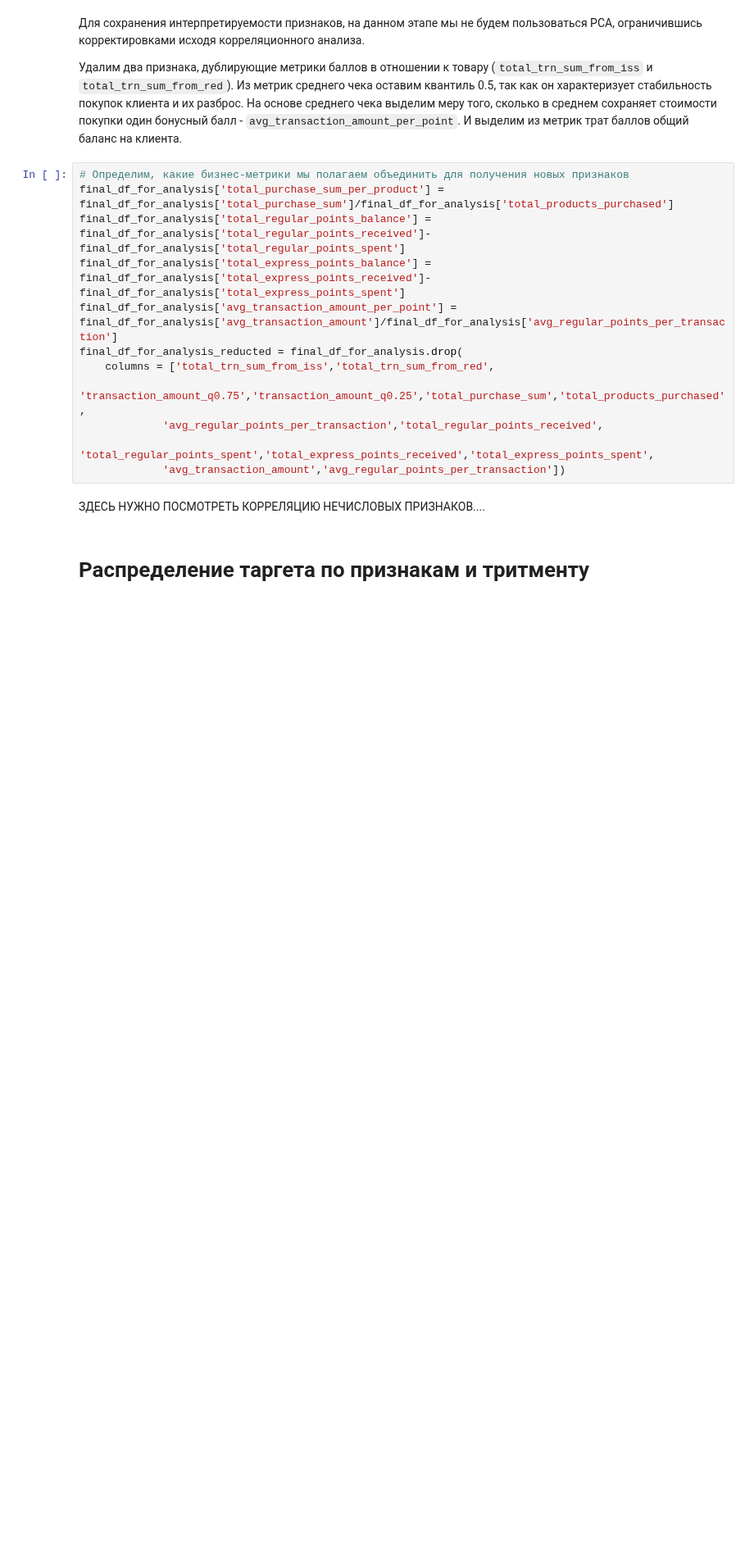
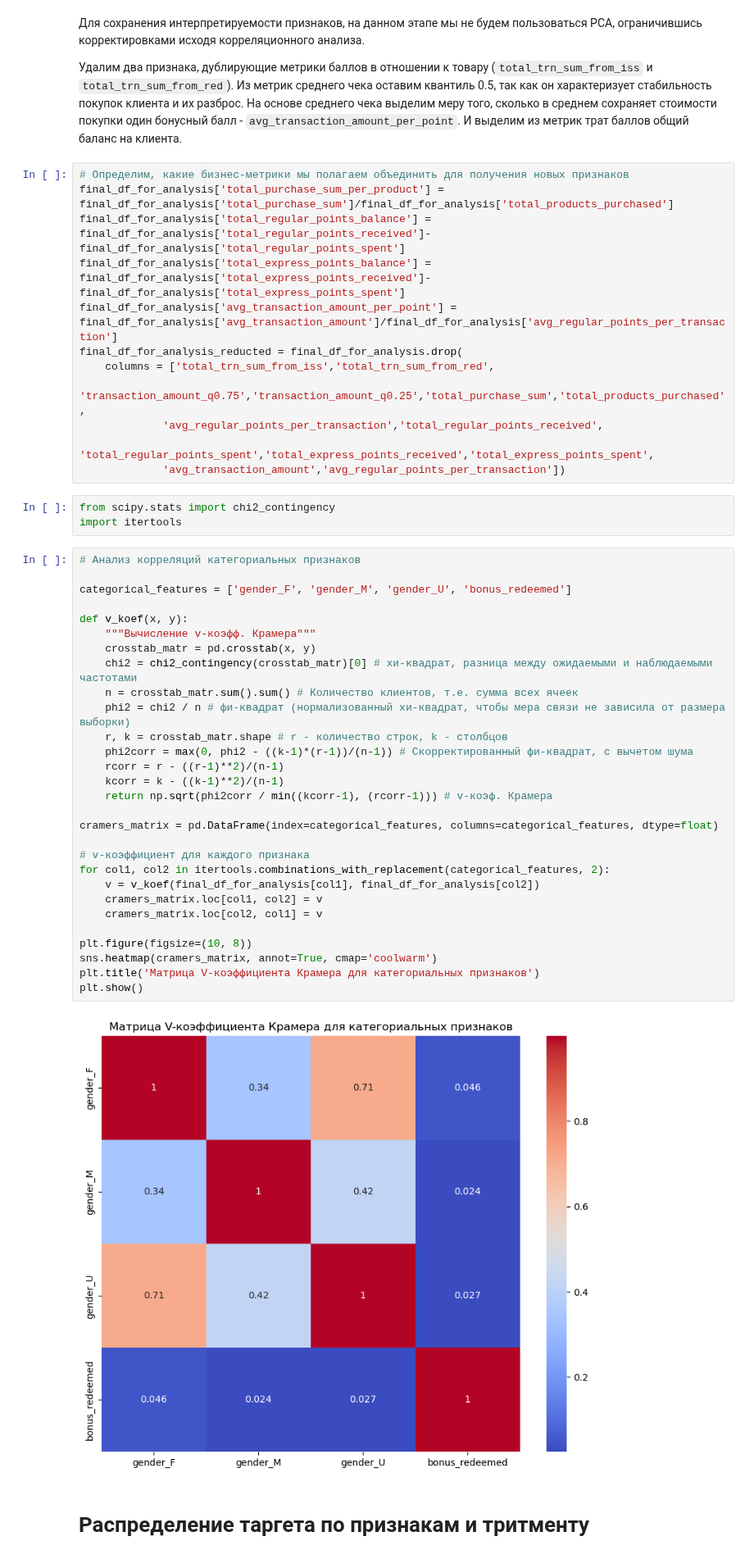
Before and after one commit to VShilovich/uplift-modeling-hse, a Jupyter notebook: EDA/eda.ipynb, the cells around one changed output. Shown at 82% size. Cells and saved outputs as stored; diff of their text form; blank space fills up the shorter version.

Commit message:
Added correlation analysis of categorical features

```diff
--- a/EDA/eda.ipynb
+++ b/EDA/eda.ipynb
@@ -534,8 +534,40 @@ final_df_for_analysis_reducted = final_df_for_analysis.drop(
              'avg_regular_points_per_transaction','total_regular_points_received',
              'total_regular_points_spent','total_express_points_received','total_express_points_spent',
              'avg_transaction_amount','avg_regular_points_per_transaction'])
-# %% [markdown]
-ЗДЕСЬ НУЖНО ПОСМОТРЕТЬ КОРРЕЛЯЦИЮ НЕЧИСЛОВЫХ ПРИЗНАКОВ....
+# %%
+from scipy.stats import chi2_contingency
+import itertools
+# %%
+# Анализ корреляций категориальных признаков
+
+categorical_features = ['gender_F', 'gender_M', 'gender_U', 'bonus_redeemed']
+
+def v_koef(x, y):
+    """Вычисление v-коэфф. Крамера"""
+    crosstab_matr = pd.crosstab(x, y)
+    chi2 = chi2_contingency(crosstab_matr)[0] # хи-квадрат, разница между ожидаемыми и наблюдаемыми частотами
+    n = crosstab_matr.sum().sum() # Количество клиентов, т.е. сумма всех ячеек
+    phi2 = chi2 / n # фи-квадрат (нормализованный хи-квадрат, чтобы мера связи не зависила от размера выборки)
+    r, k = crosstab_matr.shape # r - количество строк, k - столбцов
+    phi2corr = max(0, phi2 - ((k-1)*(r-1))/(n-1)) # Скорректированный фи-квадрат, с вычетом шума
+    rcorr = r - ((r-1)**2)/(n-1)
+    kcorr = k - ((k-1)**2)/(n-1)
+    return np.sqrt(phi2corr / min((kcorr-1), (rcorr-1))) # v-коэф. Крамера
+
+cramers_matrix = pd.DataFrame(index=categorical_features, columns=categorical_features, dtype=float)
+
+# v-коэффициент для каждого признака
+for col1, col2 in itertools.combinations_with_replacement(categorical_features, 2):
+    v = v_koef(final_df_for_analysis[col1], final_df_for_analysis[col2])
+    cramers_matrix.loc[col1, col2] = v
+    cramers_matrix.loc[col2, col1] = v
+
+plt.figure(figsize=(10, 8))
+sns.heatmap(cramers_matrix, annot=True, cmap='coolwarm')
+plt.title('Матрица V-коэффициента Крамера для категориальных признаков')
+plt.show()
+# %% [output]
+[figure, added]
 # %% [markdown]
 # Распределение таргета по признакам и тритменту
 # %%
```
Also changed, not shown: parts of 2 cells of this notebook.
